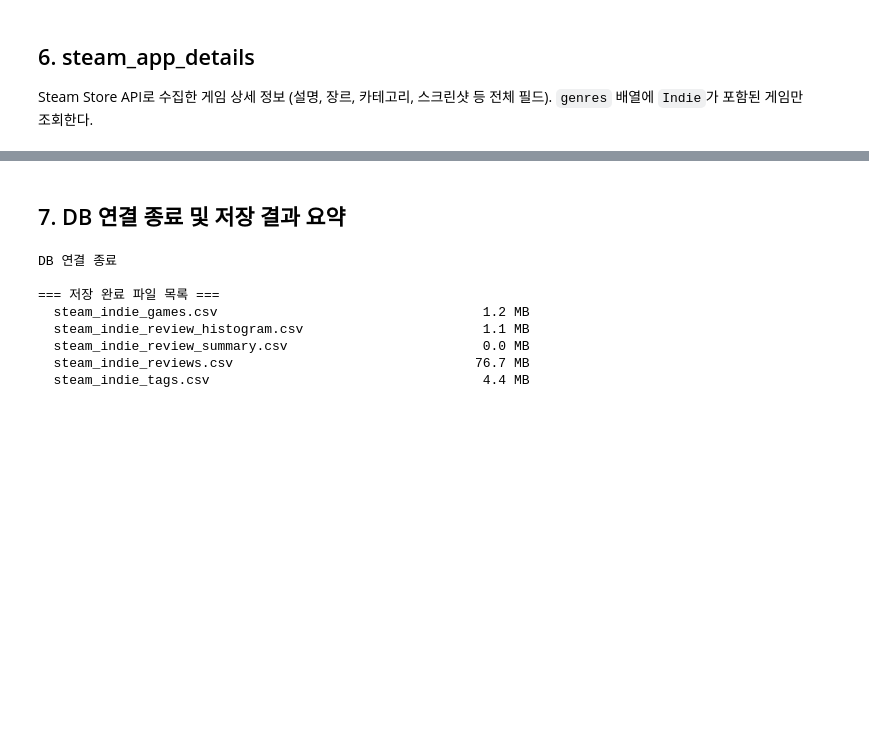
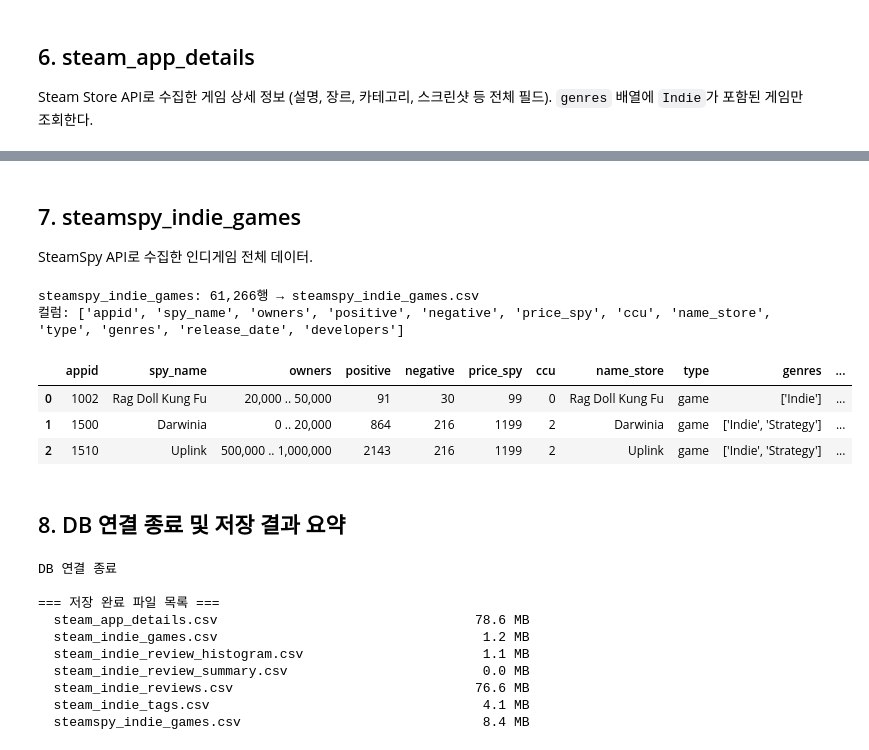
Before and after one commit to jinnyjinnyjinjin/steam-indie-game-analysis, a Jupyter notebook: src/notebooks/jin/00_preprocess.ipynb, the cells around one changed output, grey strips where cells are left out. Saved outputs shown, nothing was run; the diff lists cells and outputs as text; code cells hidden in the pictures; blank space fills up the shorter version.

```diff
--- a/src/notebooks/jin/00_db_export_to_csv.ipynb
+++ b/src/notebooks/jin/00_preprocess.ipynb
@@ -177,19 +184,41 @@ steam_app_details: 116,681행 → steam_app_details.csv
+# %% [markdown]
+## 7. steamspy_indie_games
+
+SteamSpy API로 수집한 인디게임 전체 데이터.
+# %%
+df_steamspy = pd.read_sql('SELECT * FROM steamspy_indie_games ORDER BY appid', conn)
+
+out = RAW_DIR / 'steamspy_indie_games.csv'
+df_steamspy.to_csv(out, index=False, encoding='utf-8-sig')
+
+print(f'steamspy_indie_games: {len(df_steamspy):,}행 → {out.name}')
+print(f'컬럼: {df_steamspy.columns.tolist()}')
+df_steamspy.head(3)
+# %% [output]
+steamspy_indie_games: 61,266행 → steamspy_indie_games.csv
+컬럼: ['appid', 'spy_name', 'owners', 'positive', 'negative', 'price_spy', 'ccu', 'name_store', 'type', 'genres', 'release_date', 'developers']
+|  | appid | spy_name | owners | positive | negative | price_spy | ccu | name_store | type | genres | ... |
+| 0 | 1002 | Rag Doll Kung Fu | 20,000 .. 50,000 | 91 | 30 | 99 | 0 | Rag Doll Kung Fu | game | ['Indie'] | ... |
+| 1 | 1500 | Darwinia | 0 .. 20,000 | 864 | 216 | 1199 | 2 | Darwinia | game | ['Indie', 'Strategy'] | ... |
+| 2 | 1510 | Uplink | 500,000 .. 1,000,000 | 2143 | 216 | 1199 | 2 | Uplink | game | ['Indie', 'Strategy'] | ... |
 # %% [markdown]
-## 7. DB 연결 종료 및 저장 결과 요약
+## 8. DB 연결 종료 및 저장 결과 요약
 # %%
-conn.close()
+conn.dispose()
 print('DB 연결 종료')
 
 print('\n=== 저장 완료 파일 목록 ===')
-for f in sorted(PROCESSED_DIR.glob('steam_indie_*.csv')):
+for f in sorted(RAW_DIR.glob('steam*.csv')):
     size_mb = f.stat().st_size / 1024 / 1024
     print(f'  {f.name:<50} {size_mb:>7.1f} MB')
 # %% [output]
 DB 연결 종료
 
 === 저장 완료 파일 목록 ===
+  steam_app_details.csv                                 78.6 MB
   steam_indie_games.csv                                  1.2 MB
   steam_indie_review_histogram.csv                       1.1 MB
   steam_indie_review_summary.csv                         0.0 MB
-  steam_indie_reviews.csv                               76.7 MB
-  steam_indie_tags.csv                                   4.4 MB
+  steam_indie_reviews.csv                               76.6 MB
+  steam_indie_tags.csv                                   4.1 MB
+  steamspy_indie_games.csv                               8.4 MB
```
Also changed, not shown: parts of 21 cells of this notebook, 4 other files.
